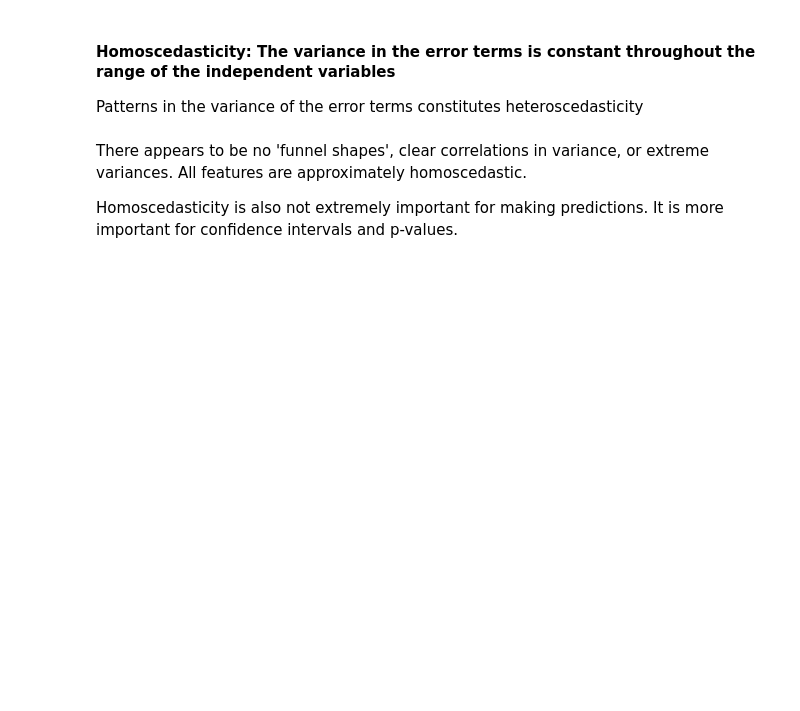
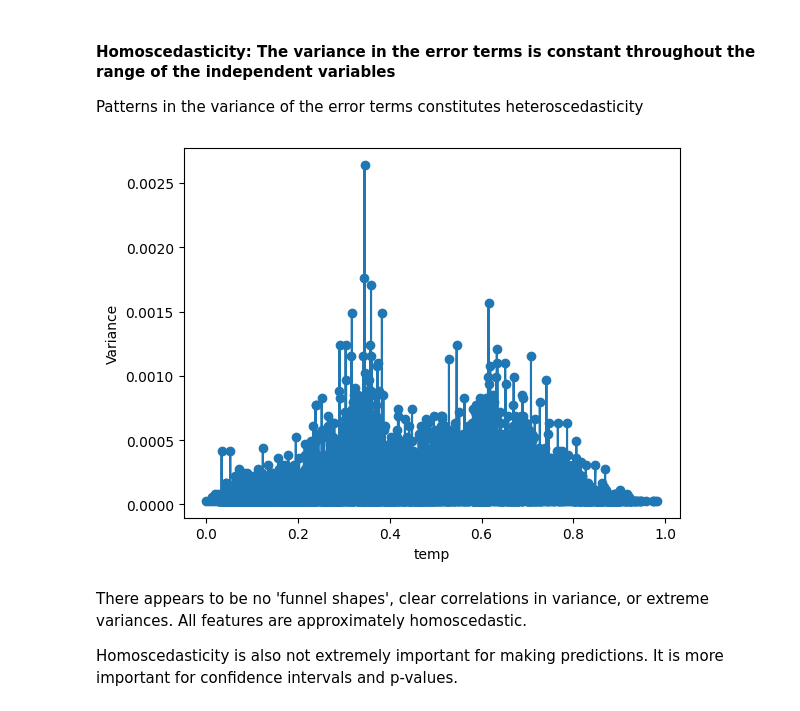
Before and after one commit to Supersamk13/Machine-Learning-and-Data-Science, a Jupyter notebook: Data_Science_and_Machine_Learning_Project_Interstate_Traffic.ipynb, the cells around one changed output. Cells and saved outputs as stored; diff of their text form; code cells hidden in the pictures; blank space fills up the shorter version.

```diff
--- a/Data_Science_and_Machine_Learning_Project_Interstate_Traffic.ipynb
+++ b/Data_Science_and_Machine_Learning_Project_Interstate_Traffic.ipynb
@@ -1422,19 +1230,21 @@ lr_x_test=lr_test.drop('traffic_volume', axis=1)
 lr_y_test=lr_test['traffic_volume']
 lr_y_train=lr_train['traffic_volume']
 # %%
-# # Create series of scattetplots between each input feature and the label
-# # Only showing the first column to minimize run time
-# for (columnName, columnData) in lr_x_train.iloc[:,:1].items():
-#   plt.figure()
-#   # Calculate variance for each unique input_feature value
-#   unique_values = np.unique(columnData)
-#   variances = [np.var([columnData == val]) for val in unique_values]
+# Create series of scattetplots between each input feature and the label
+# Only showing the first column to minimize run time
+for (columnName, columnData) in lr_x_train.iloc[:,:1].items():
+  plt.figure()
+  # Calculate variance for each unique input_feature value
+  unique_values = np.unique(columnData)
+  variances = [np.var([columnData == val]) for val in unique_values]
 
-#   # Plot the variance as a function of input_feature
-#   plt.plot(unique_values, variances, marker='o')
-#   plt.xlabel(columnName)
-#   plt.ylabel('Variance')
-#   plt.show()
+  # Plot the variance as a function of input_feature
+  plt.plot(unique_values, variances, marker='o')
+  plt.xlabel(columnName)
+  plt.ylabel('Variance')
+  plt.show()
+# %% [output]
+[figure, added]
 # %% [markdown]
 There appears to be no 'funnel shapes', clear correlations in variance, or extreme variances. All features are approximately homoscedastic.
 
```
Also changed, not shown: parts of 83 cells of this notebook.
